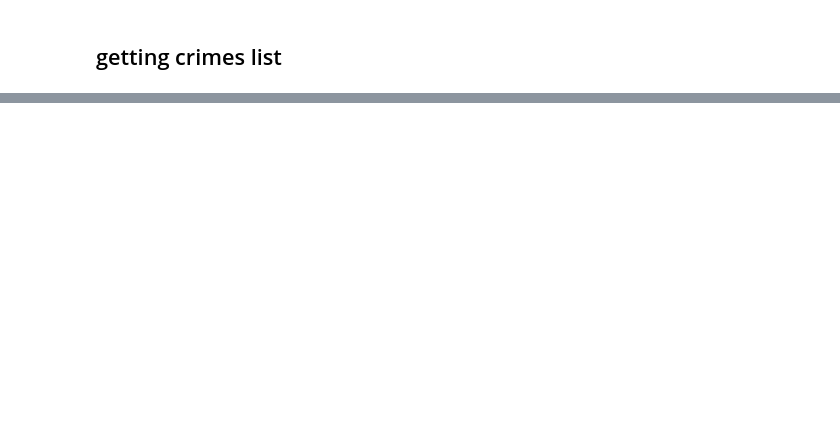
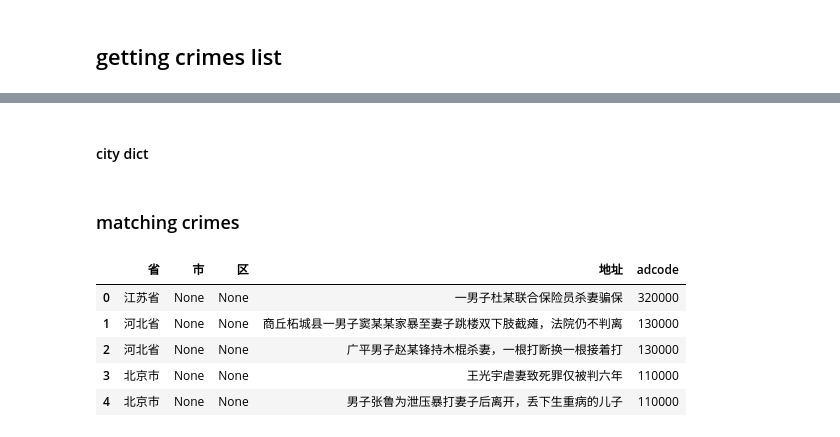
Before and after one commit to cs-ssa-w21/final-project-rooibos, a Jupyter notebook: project_test.ipynb, the cells around one changed output, grey strips where cells are left out. Drawn from its saved outputs; the diff is of its cells as text; code cells hidden in the pictures; blank space fills up the shorter version.

```diff
--- a/project_test.ipynb
+++ b/project_test.ipynb
@@ -42,8 +43,3 @@ l = ['亳州6·15杀人案,邻居眼中的老实人,为何连杀4人','四川一
  '西南某大学法学院22岁男生偷拍女生裙底',
  '陕西安康石泉30岁的男子索爱一女子不成跳江自杀，女子被判决赔偿各项损失七万元']
 crime += l
-out1 = [i for i in crime if "洋媳妇" in i][0]
-out2 = [i for i in crime if "所有的功劳就还是男性的" in i][0]
-out2
-crime.remove(out1)
-crime.remove(out2)
@@ -244,0 +52,2 @@ s4.prettify()
+# %% [markdown]
+#### city dict
@@ -244,0 +7503,44 @@ s4.prettify()
+# %%
+dct_city['香港特别行政区'] = ['香港', '香港特别行政区']
+dct_city['澳门特别行政区'] = ['澳门', '澳门特别行政区']
+# %% [markdown]
+### matching crimes
+# %%
+import cpca
+left_crime = crime[:]
+lst_ma = []
+dct_m = {}
+df = cpca.transform(crime)
+
+for r in df.iterrows():
+    city = None
+    key = r[1]['市']
+    if key != None:
+        if key == '市辖区' or key == '县':
+            city = r[1]['省']
+        else:
+            city = key
+    elif r[1]['省'] != None and r[1]['省'].endswith('特别行政区'):
+        city = r[1][0]
+    else:
+        pass
+
+    if city in dct_city.keys():
+        if city in dct_m.keys():
+            dct_m[city] += 1
+            left_crime.remove(crime[r[0]])
+            lst_ma.append((crime[r[0]],city))
+        elif city != None:
+            dct_m[city] = 1
+            left_crime.remove(crime[r[0]])
+            lst_ma.append((crime[r[0]],city))
+# %%
+df_left = cpca.transform(left_crime)
+df_left.head()
+# %% [output]
+|  | 省 | 市 | 区 | 地址 | adcode |
+| 0 | 江苏省 | None | None | 一男子杜某联合保险员杀妻骗保 | 320000 |
+| 1 | 河北省 | None | None | 商丘柘城县一男子窦某某家暴至妻子跳楼双下肢截瘫，法院仍不判离 | 130000 |
+| 2 | 河北省 | None | None | 广平男子赵某锋持木棍杀妻，一根打断换一根接着打 | 130000 |
+| 3 | 北京市 | None | None | 王光宇虐妻致死罪仅被判六年 | 110000 |
+| 4 | 北京市 | None | None | 男子张鲁为泄压暴打妻子后离开，丢下生重病的儿子 | 110000 |
```
Also changed, not shown: parts of 48 cells of this notebook.
